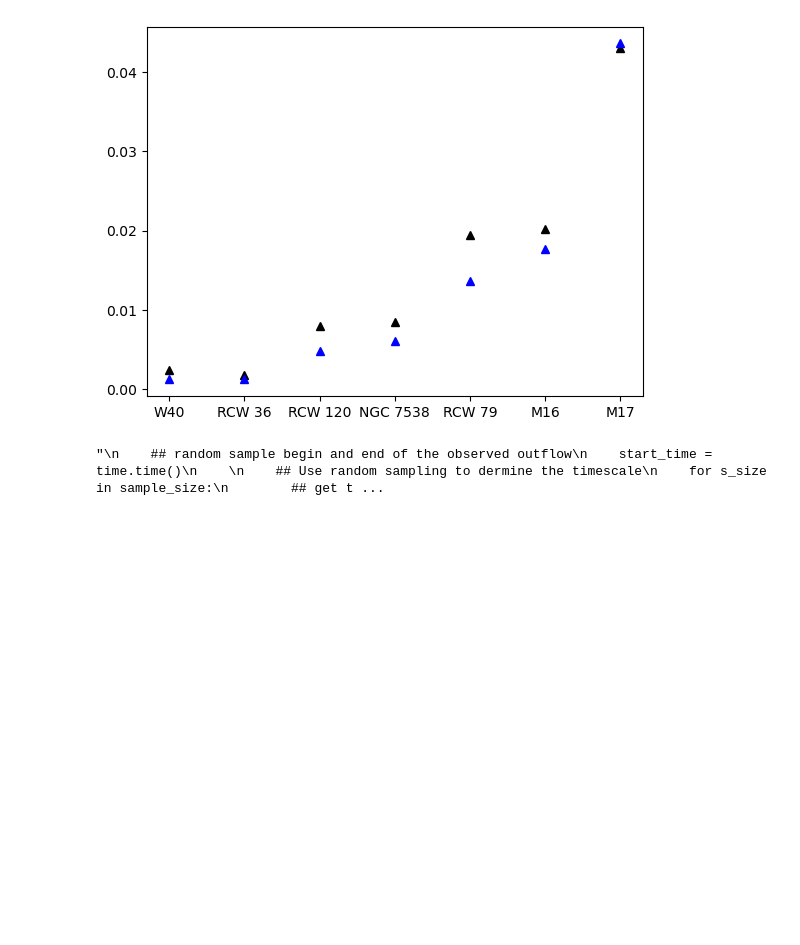
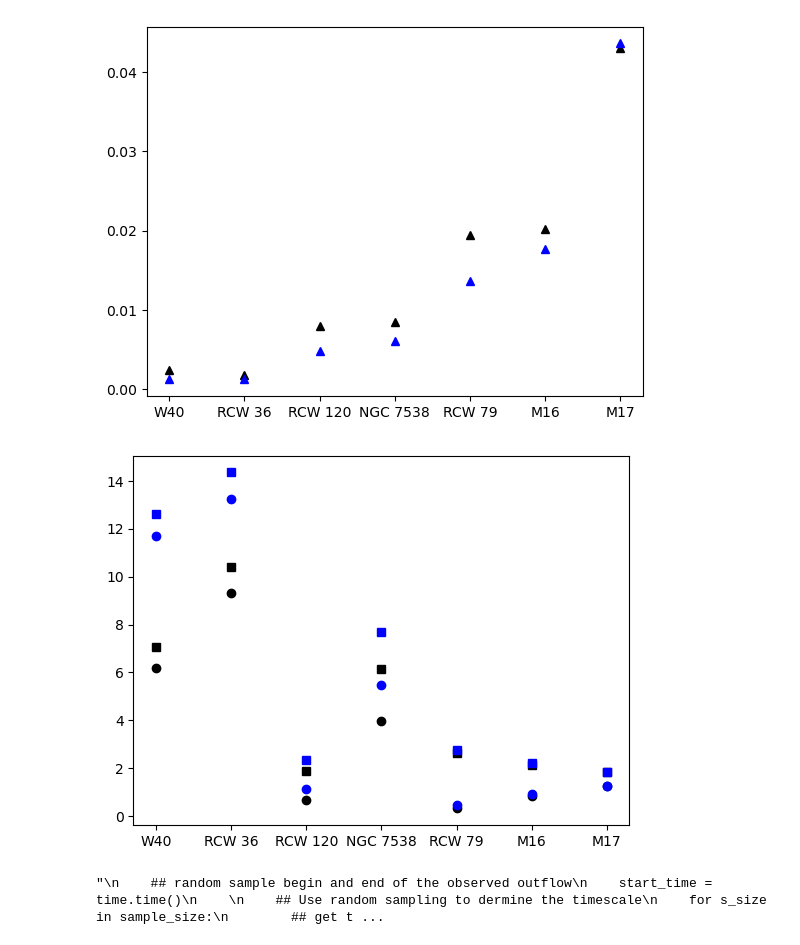
Before and after one commit to lmlb-astro/timescale-CII-, a Jupyter notebook: calc_mass_rate.ipynb, the cells around one changed output. Drawn from its saved outputs; the diff is of its cells as text; code cells hidden in the pictures; blank space fills up the shorter version.

Commit message:
cloud lifetime estimate

```diff
--- a/calc_mass_rate.ipynb
+++ b/calc_mass_rate.ipynb
@@ -48,18 +48,19 @@ H_in_gram = 2.2e-24
 ## 6: end velocity red wing
 ## 7: central velocity in the region
 ## 8: rms for the region
+## -4: cloud mass
 ## -3: right ascension in hh:mm:ss or decimal form
 ## -2: declination in deg:mm:ss or decimal form
 ## -1: name of the region
 names = {
-    'W40_CII_final_20_8_0p5_clean': [502., 9.91, 0.9, -14., 1., 11., 23., 6., 0.5, '18:31:27.83', '-02:05:23.7', 'W40'],
-    'RCW36_CII_final_20_8_0p5_clean': [950., 8.05, 1.1, -12., 1.65, 11.65, 22., 6.65, 0.9, '08:59:29.0', '-43:45:06.0', 'RCW 36'],
-    'RCW120_CII_final_20_8_0p5_clean': [1680., 11.7, 1.2, -30., -12.5, -2.5, 18., -7.5, 0.5, '17:12:20.8', '-38:29:25.5', 'RCW 120'],
+    'W40_CII_final_20_8_0p5_clean': [502., 9.91, 0.9, -14., 1., 11., 23., 6., 0.5, 14900., '18:31:27.83', '-02:05:23.7', 'W40'],
+    'RCW36_CII_final_20_8_0p5_clean': [950., 8.05, 1.1, -12., 1.65, 11.65, 22., 6.65, 0.9, 16200., '08:59:29.0', '-43:45:06.0', 'RCW 36'],
+    'RCW120_CII_final_20_8_0p5_clean': [1680., 11.7, 1.2, -30., -12.5, -2.5, 18., -7.5, 0.5, 5450., '17:12:20.8', '-38:29:25.5', 'RCW 120'],
     #'OrionA_CII_final_20_8_0p5_clean': [414., '05:35:16.46', '-05:23:22.8', 'M42'],
-    'NGC7538_CII_final_20_8_0p5_clean': [2650., 10.7, 2.2, -80., -61.2, -50.2, -33., -55.8, 0.8, '23:13:34.5', '61:30:14.3', 'NGC 7538'],
-    'RCW79_CII_final_20_8_0p5_clean': [3900., 9.7, 2.3, -70., -52.2, -42.2, -26., -47.2, 0.6, '13:40:09.1', '-61:43:51.9', 'RCW 79'],
-    'm16_CII_final_20_8_0p5_clean': [1706., 8.04, 1.3, 5., 16.8, 26.8, 41., 21.8, 0.5, 274.67, -13.78, 'M16'],
-    'm17_CII_final_20_8_0p5_clean': [1900., 13.0, 0.58, -11., 12.9, 26.7, 52., 19.8, 0.5, 275.1, -16.16, 'M17'],
+    'NGC7538_CII_final_20_8_0p5_clean': [2650., 10.7, 2.2, -80., -61.2, -50.2, -33., -55.8, 0.8, 33300., '23:13:34.5', '61:30:14.3', 'NGC 7538'],
+    'RCW79_CII_final_20_8_0p5_clean': [3900., 9.7, 2.3, -70., -52.2, -42.2, -26., -47.2, 0.6, 6300., '13:40:09.1', '-61:43:51.9', 'RCW 79'],
+    'm16_CII_final_20_8_0p5_clean': [1706., 8.04, 1.3, 5., 16.8, 26.8, 41., 21.8, 0.5, 16700., 274.67, -13.78, 'M16'],
+    'm17_CII_final_20_8_0p5_clean': [1900., 13.0, 0.58, -11., 12.9, 26.7, 52., 19.8, 0.5, 54600., 275.1, -16.16, 'M17'],
     #'RCW49_CII_final_20_8_0p5_clean': [4160., 12.2, '', '', 'RCW 49'],
 }
 
@@ -163,6 +164,7 @@ dts_from_wings = []
 rates_from_clus = []
 rates_from_wings = []
 times_from_clus, times_from_wings = [], []
+tot_times_from_clus, tot_times_from_wings = [], []
 
 name_list = []
 
@@ -253,7 +255,14 @@ for name in names:
 
 
     #### calculate the cloud lifetime ####
-    # CONTINUE HERE: WEIGHTED RATE, THEN CLOUD LIFETIME
+
+    ## current estimated lifetime
+    times_from_clus.append(names[name][-4]/mrate1/1e6)
+    times_from_wings.append(names[name][-4]/mrate2/1e6)
+
+    ## include cluster age estimate
+    tot_times_from_clus.append(names[name][-4]/mrate1/1e6 + names[name][2])
+    tot_times_from_wings.append(names[name][-4]/mrate2/1e6 + names[name][2])
 
     ## store name
     name_list.append(names[name][-1])
@@ -334,6 +349,18 @@ plt.plot(name_list, rates_from_wings, 'b^')
 plt.show()
 # %% [output]
 [figure]
+# %%
+## current lifetime
+plt.plot(name_list, times_from_clus, 'ko')
+plt.plot(name_list, times_from_wings, 'bo')
+
+## total cloud destruction timescale
+plt.plot(name_list, tot_times_from_clus, 'ks')
+plt.plot(name_list, tot_times_from_wings, 'bs')
+
+plt.show()
+# %% [output]
+[figure, added]
 # %%
 '''
     ## random sample begin and end of the observed outflow
```
Also changed, not shown: parts of 2 cells of this notebook.
